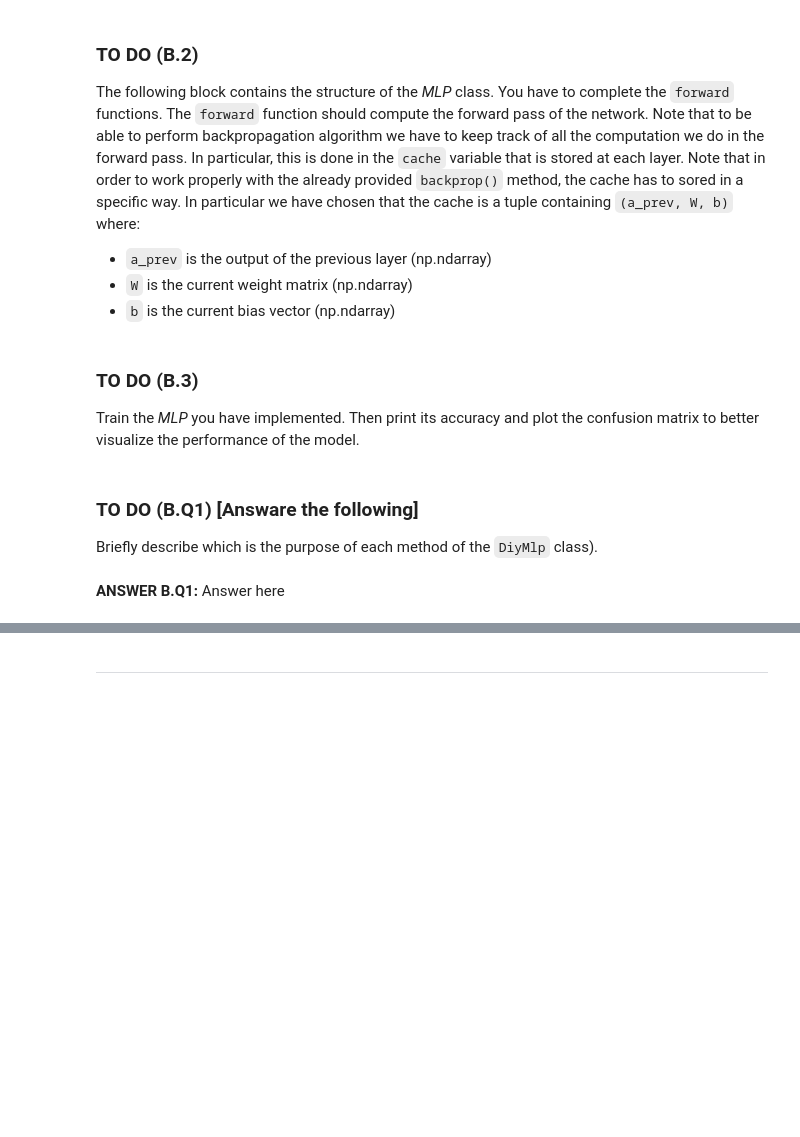
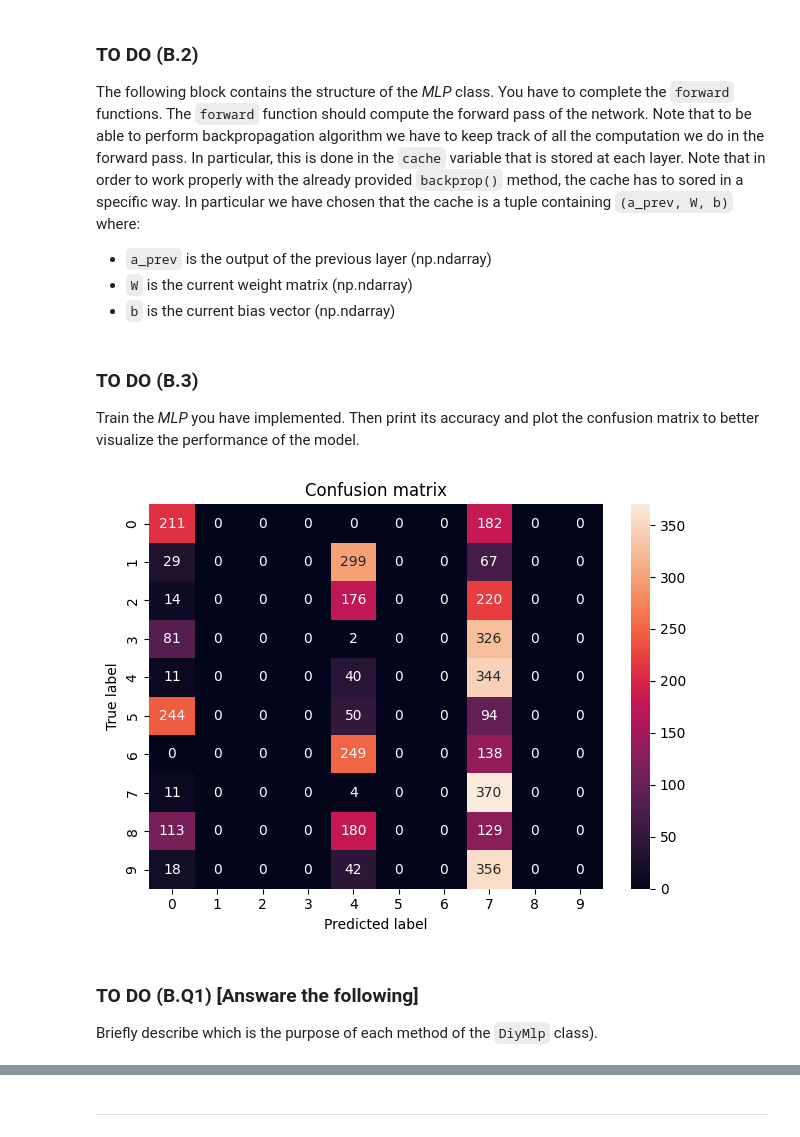
Before and after one commit to r15i/lab-machine-learning, a Jupyter notebook: lab4(consegna)/risi_emilio_lab4.ipynb, the cells around one changed output, grey strips where cells are left out. Saved outputs shown, nothing was run; the diff lists cells and outputs as text; code cells hidden in the pictures; blank space fills up the shorter version.

```diff
--- a/lab4(consegna)/risi_emilio_lab4.ipynb
+++ b/lab4(consegna)/risi_emilio_lab4.ipynb
@@ -597,15 +618,15 @@ class DiyMlp:
             prev = cp(x) if l == 1 else out  # storing the input of the layer i.e. the output of the previous layer
 
             # Linear Hypothesis
-            z = None  # ADD YOUR CODE HERE (replace None)
+            z = np.dot(self.params[f"W{l}"], prev) + self.params[f"b{l}"]  # Compute the linear hypothesis
 
             # Storing the linear cache for backpropagation = (a_prev, W, b)
-            linear_cache = None  # ADD YOUR CODE HERE (replace None)
+            linear_cache = (prev, self.params[f"W{l}"], self.params[f"b{l}"])  # Store the linear cache
 
-            # Applying the activation function on linear hypothesis
-            out, activation_cache = None  # ADD YOUR CODE HERE (replace None)
+            #Applying the activation function on linear hypothesis
+            out, activation_cache = self.params[f"activation{l}"](z),self.params[f"activation{l}"](z) # Compute the activation function
 
-            # storing both the linear and activation cache
+            #storing both the linear and activation cache
             caches.append((linear_cache, activation_cache))
 
         return out, caches
@@ -748,13 +757,24 @@ Train the *MLP* you have implemented. Then print its accuracy and plot the confu
+# %%
+# Define the MLP object
+
+mlp = DiyMlp(layers=[784, 20 ,10], learning_rate=0.01)  # Example architecture: 4 input nodes, 5 hidden nodes, 3 hidden nodes, 1 output node
+
+# Train the MLP
+#need to make a variable for the iterations
+mlp.train(x_train, y_train, 200)
+# Compute the prediction
+predictions = mlp.predict(x_test)
+# Compute the accuracy on the test set and print it
+accuracy = np.mean(predictions == y_test)
 # %%
 # Compute the confusion matrix
-# ADD YOUR CODE HERE
-
+conf_matrix = confusion_matrix(y_test, predictions)
 # Plot the confusion matrix
 # Suggestions: use the plot_conf_matrix function
-# ADD YOUR CODE HERE
+plot_conf_matrix(conf_matrix)
+# %% [output]
+[figure, added]
 # %% [markdown]
 ### TO DO (B.Q1) [Answare the following]
 
 Briefly describe which is the purpose of each method of the `DiyMlp` class).
-# %% [markdown]
-**ANSWER B.Q1:** Answer here
```
Also changed, not shown: parts of 7 cells of this notebook.
